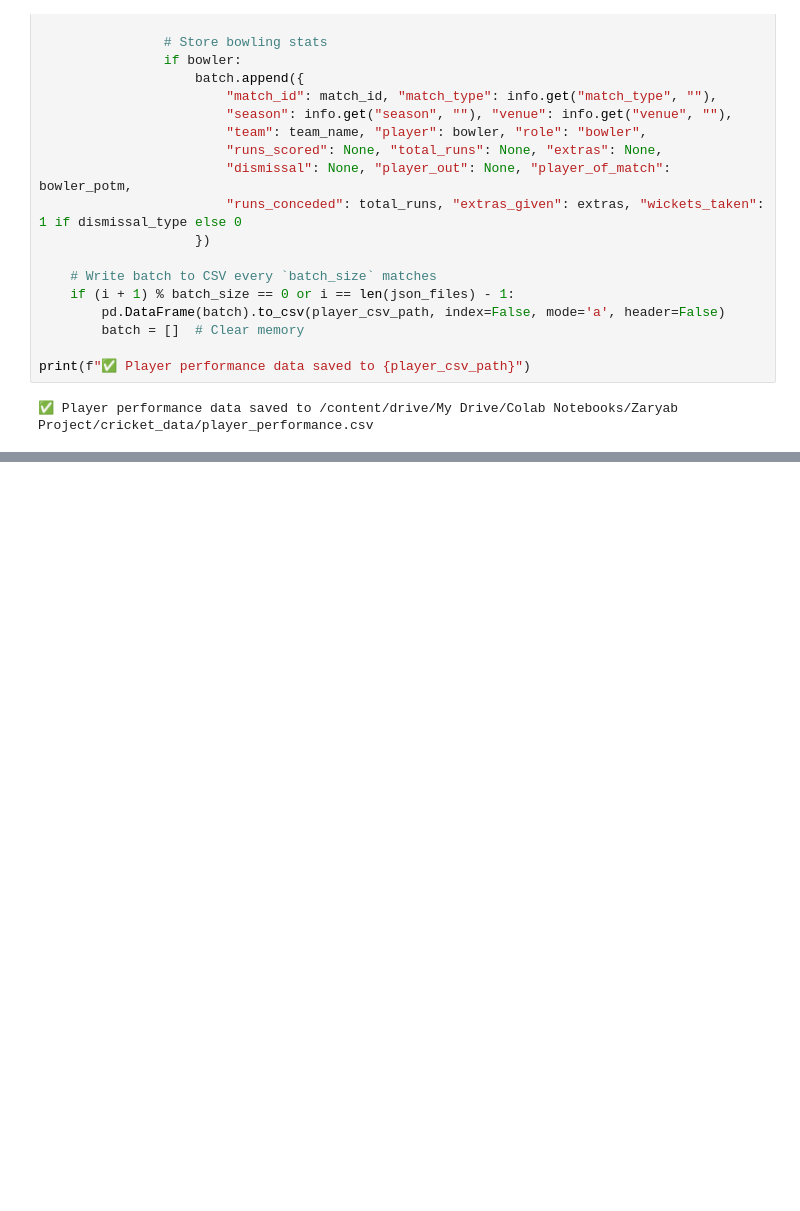
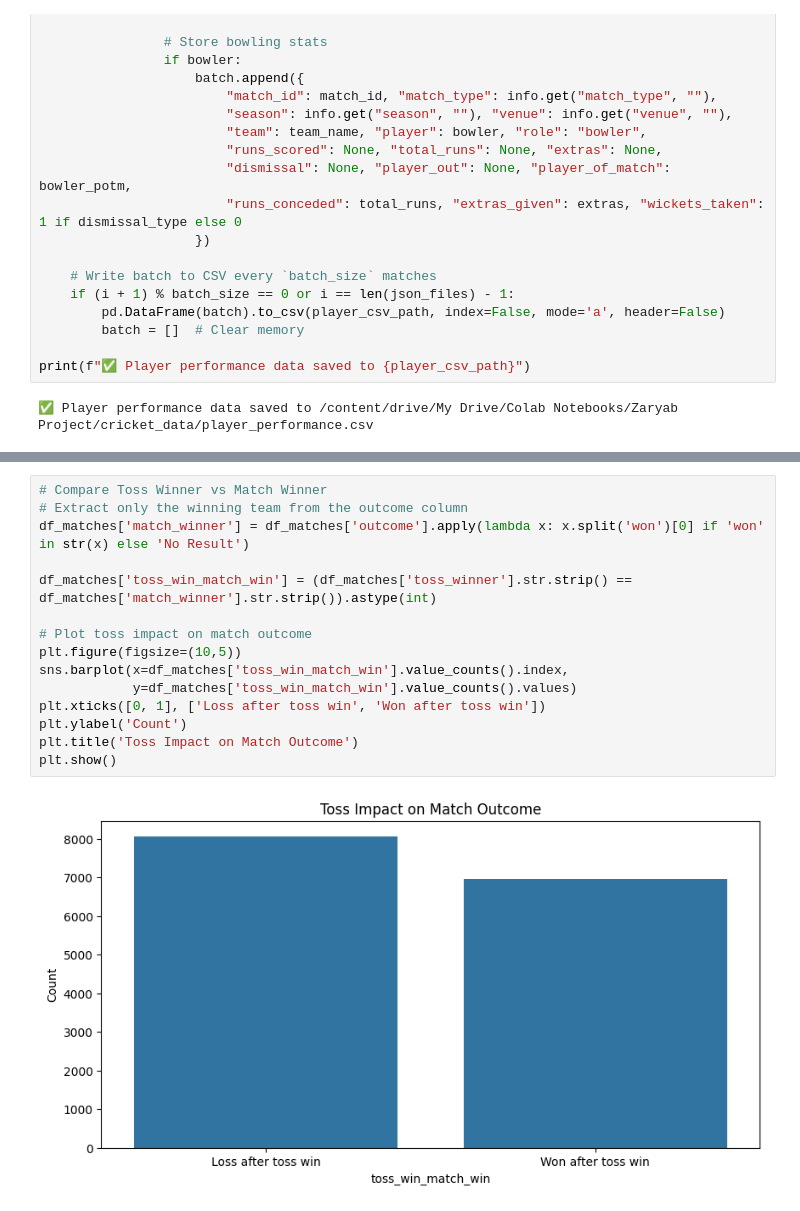
Before and after one commit to zaryabkhan119/Cricket-Match-Prediction, a Jupyter notebook: Notebooks/Cricket_Analytics.ipynb, the cells around one changed output, grey strips where cells are left out. Saved outputs shown, nothing was run; the diff lists cells and outputs as text; blank space fills up the shorter version.

```diff
--- a/Notebooks/Cricket_Analytics.ipynb
+++ b/Notebooks/Cricket_Analytics.ipynb
@@ -258,0 +336,17 @@ df_players.head()
+# %%
+# Compare Toss Winner vs Match Winner
+# Extract only the winning team from the outcome column
+df_matches['match_winner'] = df_matches['outcome'].apply(lambda x: x.split('won')[0] if 'won' in str(x) else 'No Result')
+
+df_matches['toss_win_match_win'] = (df_matches['toss_winner'].str.strip() == df_matches['match_winner'].str.strip()).astype(int)
+
+# Plot toss impact on match outcome
+plt.figure(figsize=(10,5))
+sns.barplot(x=df_matches['toss_win_match_win'].value_counts().index,
+            y=df_matches['toss_win_match_win'].value_counts().values)
+plt.xticks([0, 1], ['Loss after toss win', 'Won after toss win'])
+plt.ylabel('Count')
+plt.title('Toss Impact on Match Outcome')
+plt.show()
+# %% [output]
+[figure, added]
```
Also changed, not shown: parts of 7 cells of this notebook.
